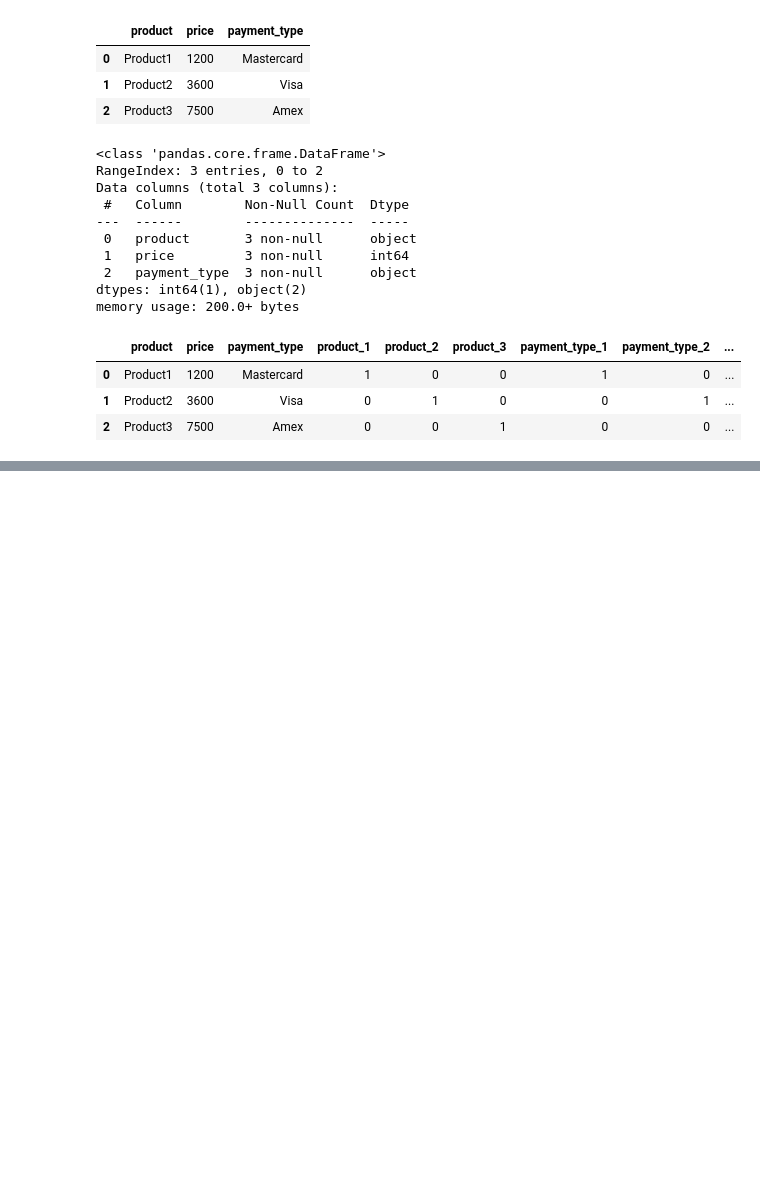
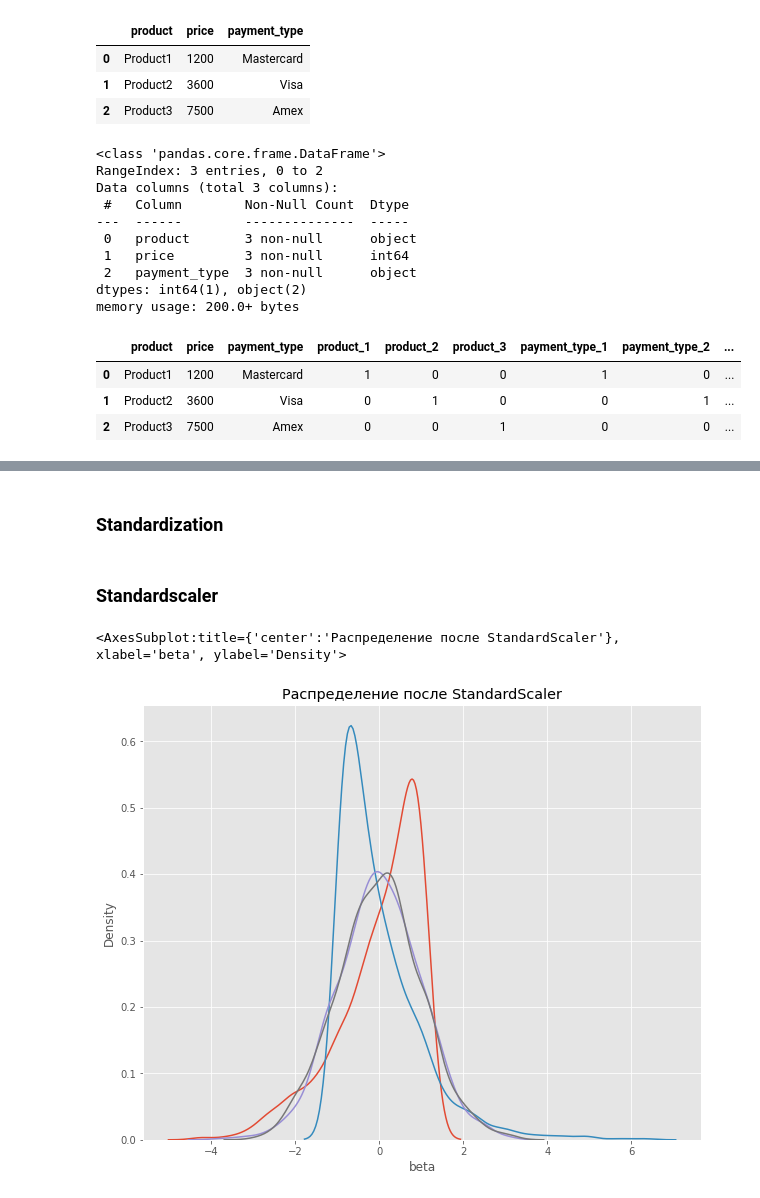
Before and after one commit to AleksejRum/sf_data_science, a Jupyter notebook: Modules/EDA/EDA3_Feature_engineering/Feature_engineering.ipynb, the cells around one changed output, grey strips where cells are left out. Saved outputs shown, nothing was run; the diff lists cells and outputs as text; code cells hidden in the pictures; blank space fills up the shorter version.

```diff
--- a/Modules/EDA/EDA3_Feature_engineering/Feature_engineering.ipynb
+++ b/Modules/EDA/EDA3_Feature_engineering/Feature_engineering.ipynb
@@ -696,0 +846,25 @@ df
+# %% [markdown]
+### Standardization
+# %% [markdown]
+### Standardscaler
+# %%
+# инициализируем стандартизатор StandardScaler
+s_scaler = preprocessing.StandardScaler()\
+
+# копируем исходный датасет
+df_s = s_scaler.fit_transform(df)
+
+# преобразуем промежуточный датасет в полноценный датафрейм для визуализации
+df_s = pd.DataFrame(df_s, columns=col_names)
+
+# строим графики
+fig, (ax1) = plt.subplots(ncols=1, figsize=(10,8))
+ax1.set_title('Распределение после StandardScaler')
+
+sns.kdeplot(df_s['beta'], ax=ax1)
+sns.kdeplot(df_s['exponential'], ax=ax1)
+sns.kdeplot(df_s['normal_p'], ax=ax1)
+sns.kdeplot(df_s['normal_l'], ax=ax1)
+# %% [output]
+<AxesSubplot:title={'center':'Распределение после StandardScaler'}, xlabel='beta', ylabel='Density'>
+[figure, added]
```
Also changed, not shown: parts of 12 cells of this notebook, 2 other files.
